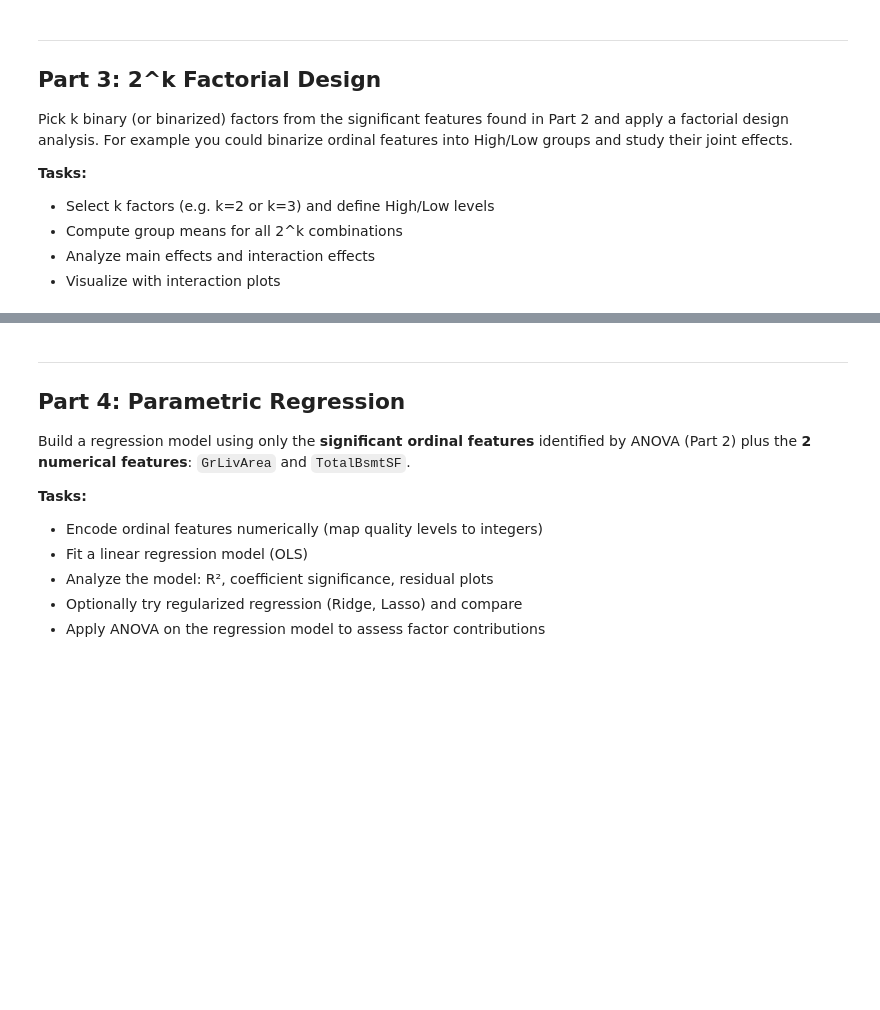
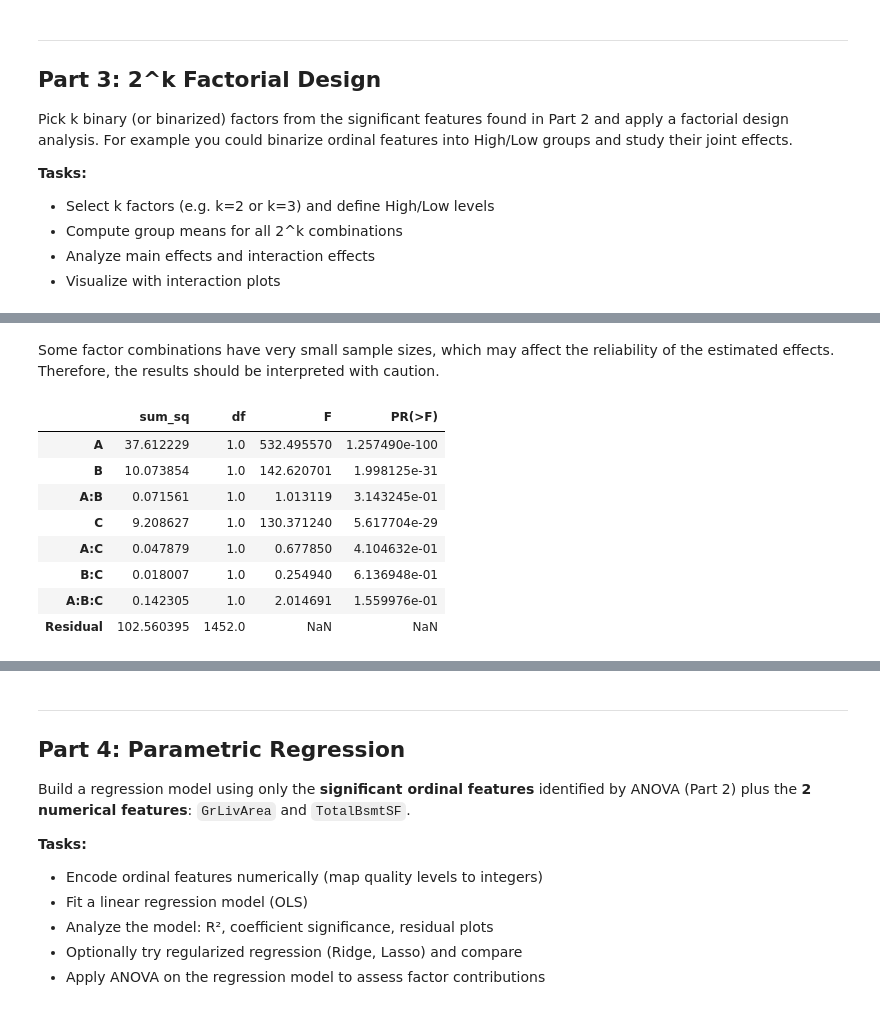
Before and after one commit to Ziedellouzi/house-prices-project, a Jupyter notebook: notebooks/project_TONID.ipynb, the cells around one changed output, grey strips where cells are left out. Drawn from its saved outputs; the diff is of its cells as text; code cells hidden in the pictures; blank space fills up the shorter version.

```diff
--- a/notebooks/project_TONID.ipynb
+++ b/notebooks/project_TONID.ipynb
@@ -141,0 +849,17 @@ Pick k binary (or binarized) factors from the significant features found in Part
+# %% [markdown]
+Some factor combinations have very small sample sizes, which may affect the reliability of the estimated effects. Therefore, the results should be interpreted with caution.
+# %%
+import statsmodels.formula.api as smf
+
+model = smf.ols('LogSalePrice ~ A * B * C', data=df3).fit()
+sm.stats.anova_lm(model, typ=2)
+# %% [output]
+|  | sum_sq | df | F | PR(>F) |
+| A | 37.612229 | 1.0 | 532.495570 | 1.257490e-100 |
+| B | 10.073854 | 1.0 | 142.620701 | 1.998125e-31 |
+| A:B | 0.071561 | 1.0 | 1.013119 | 3.143245e-01 |
+| C | 9.208627 | 1.0 | 130.371240 | 5.617704e-29 |
+| A:C | 0.047879 | 1.0 | 0.677850 | 4.104632e-01 |
+| B:C | 0.018007 | 1.0 | 0.254940 | 6.136948e-01 |
+| A:B:C | 0.142305 | 1.0 | 2.014691 | 1.559976e-01 |
+| Residual | 102.560395 | 1452.0 | NaN | NaN |
```
Also changed, not shown: parts of 62 cells of this notebook.
